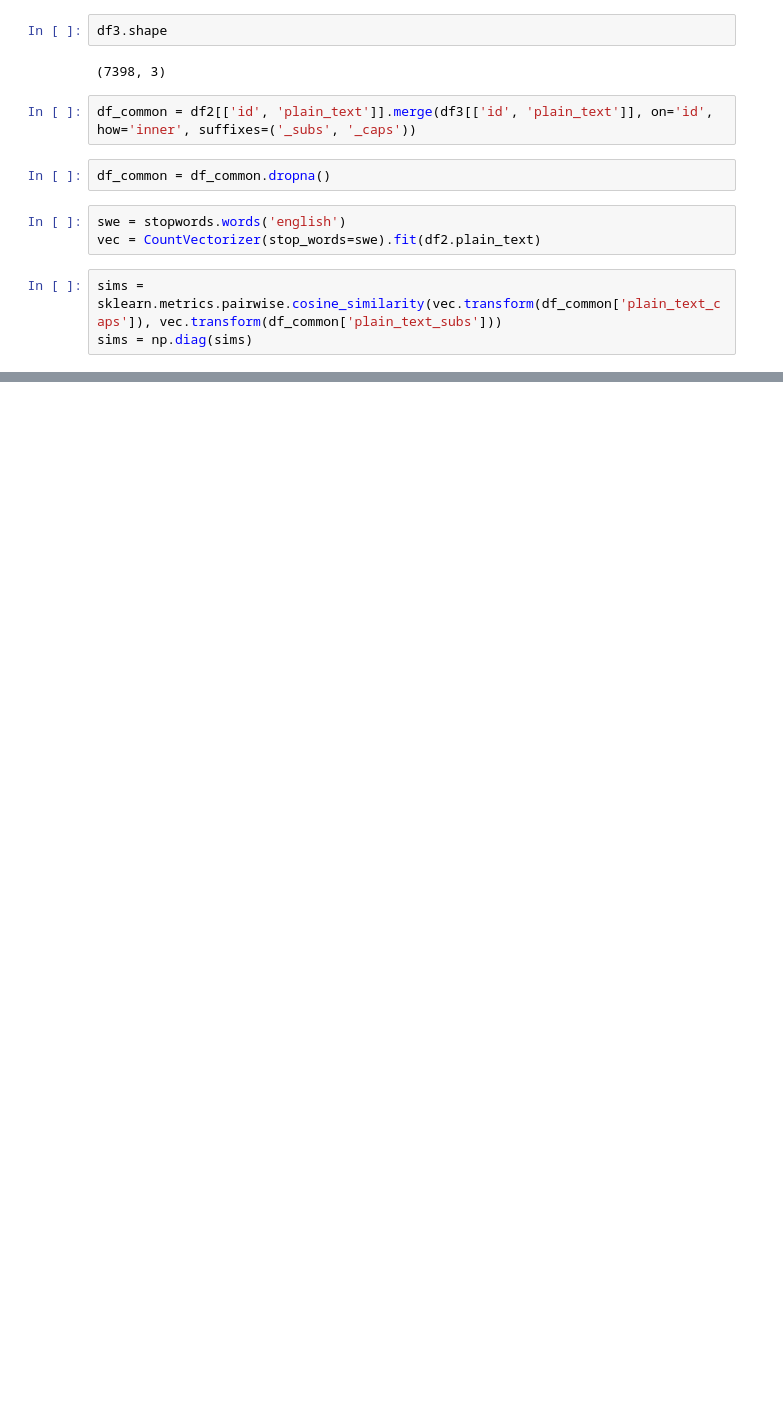
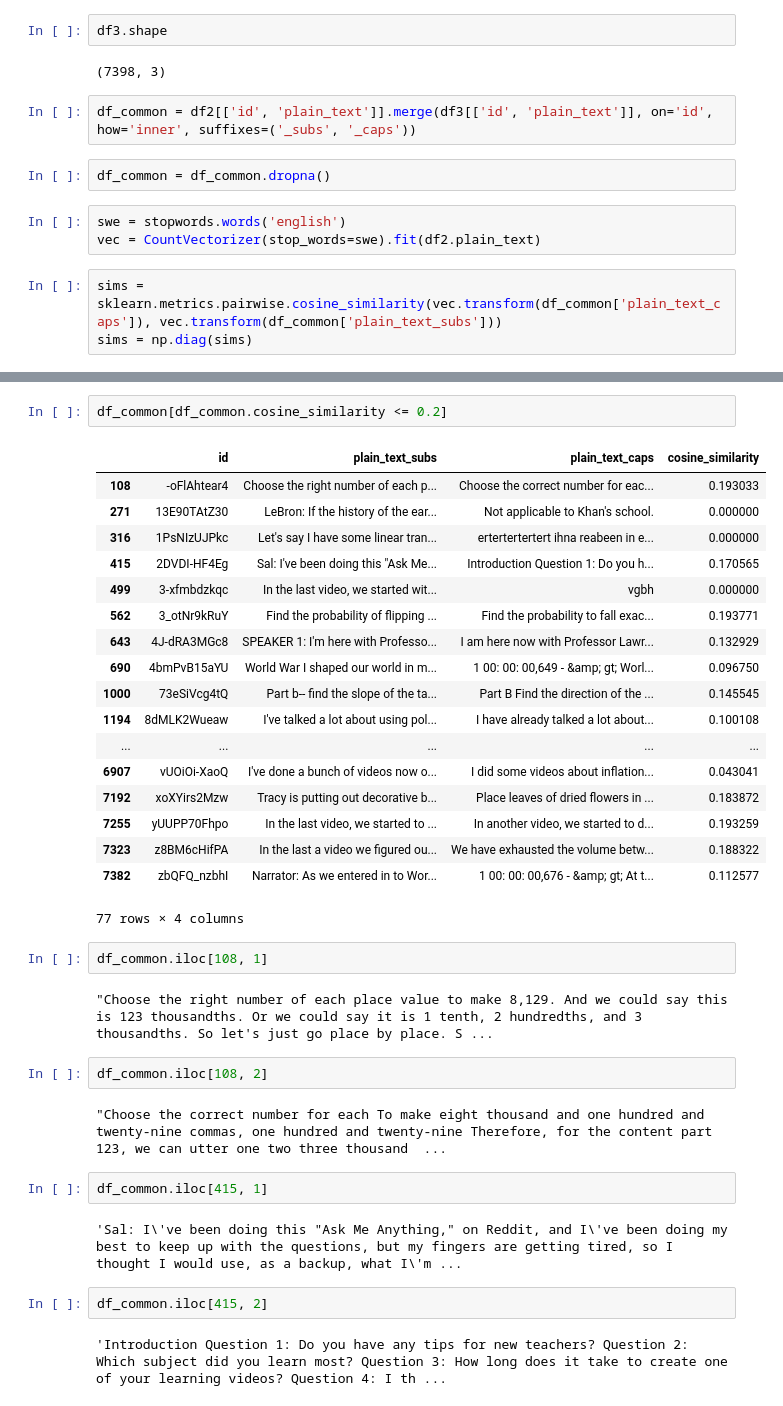
Before and after one commit to done-my-way/caption_search, a Jupyter notebook: EDAf.ipynb, the cells around one changed output, grey strips where cells are left out. Drawn from its saved outputs; the diff is of its cells as text; blank space fills up the shorter version.

```diff
--- a/EDAf.ipynb
+++ b/EDAf.ipynb
@@ -157,0 +209,37 @@ sims.mean()
+# %%
+df_common[df_common.cosine_similarity <= 0.2]
+# %% [output]
+|  | id | plain_text_subs | plain_text_caps | cosine_similarity |
+| 108 | -oFlAhtear4 | Choose the right number of each p... | Choose the correct number for eac... | 0.193033 |
+| 271 | 13E90TAtZ30 | LeBron: If the history of the ear... | Not applicable to Khan's school. | 0.000000 |
+| 316 | 1PsNIzUJPkc | Let's say I have some linear tran... | ertertertertert ihna reabeen in e... | 0.000000 |
+| 415 | 2DVDI-HF4Eg | Sal: I've been doing this "Ask Me... | Introduction Question 1: Do you h... | 0.170565 |
+| 499 | 3-xfmbdzkqc | In the last video, we started wit... | vgbh | 0.000000 |
+| 562 | 3_otNr9kRuY | Find the probability of flipping ... | Find the probability to fall exac... | 0.193771 |
+| 643 | 4J-dRA3MGc8 | SPEAKER 1: I'm here with Professo... | I am here now with Professor Lawr... | 0.132929 |
+| 690 | 4bmPvB15aYU | World War I shaped our world in m... | 1 00: 00: 00,649 - &amp; gt; Worl... | 0.096750 |
+| 1000 | 73eSiVcg4tQ | Part b-- find the slope of the ta... | Part B Find the direction of the ... | 0.145545 |
+| 1194 | 8dMLK2Wueaw | I've talked a lot about using pol... | I have already talked a lot about... | 0.100108 |
+| ... | ... | ... | ... | ... |
+| 6907 | vUOiOi-XaoQ | I've done a bunch of videos now o... | I did some videos about inflation... | 0.043041 |
+| 7192 | xoXYirs2Mzw | Tracy is putting out decorative b... | Place leaves of dried flowers in ... | 0.183872 |
+| 7255 | yUUPP70Fhpo | In the last video, we started to ... | In another video, we started to d... | 0.193259 |
+| 7323 | z8BM6cHifPA | In the last a video we figured ou... | We have exhausted the volume betw... | 0.188322 |
+| 7382 | zbQFQ_nzbhI | Narrator: As we entered in to Wor... | 1 00: 00: 00,676 - &amp; gt; At t... | 0.112577 |
+77 rows × 4 columns
+# %%
+df_common.iloc[108, 1]
+# %% [output]
+"Choose the right number of each place value to make 8,129. And we could say this is 123 thousandths. Or we could say it is 1 tenth, 2 hundredths, and 3 thousandths. So let's just go place by place. S ...
+# %%
+df_common.iloc[108, 2]
+# %% [output]
+"Choose the correct number for each To make eight thousand and one hundred and twenty-nine commas, one hundred and twenty-nine Therefore, for the content part 123, we can utter one two three thousand  ...
+# %%
+df_common.iloc[415, 1]
+# %% [output]
+'Sal: I\'ve been doing this "Ask Me Anything," on Reddit, and I\'ve been doing my best to keep up with the questions, but my fingers are getting tired, so I thought I would use, as a backup, what I\'m ...
+# %%
+df_common.iloc[415, 2]
+# %% [output]
+'Introduction Question 1: Do you have any tips for new teachers? Question 2: Which subject did you learn most? Question 3: How long does it take to create one of your learning videos? Question 4: I th ...
```
Also changed, not shown: parts of 17 cells of this notebook, 22 other files.
